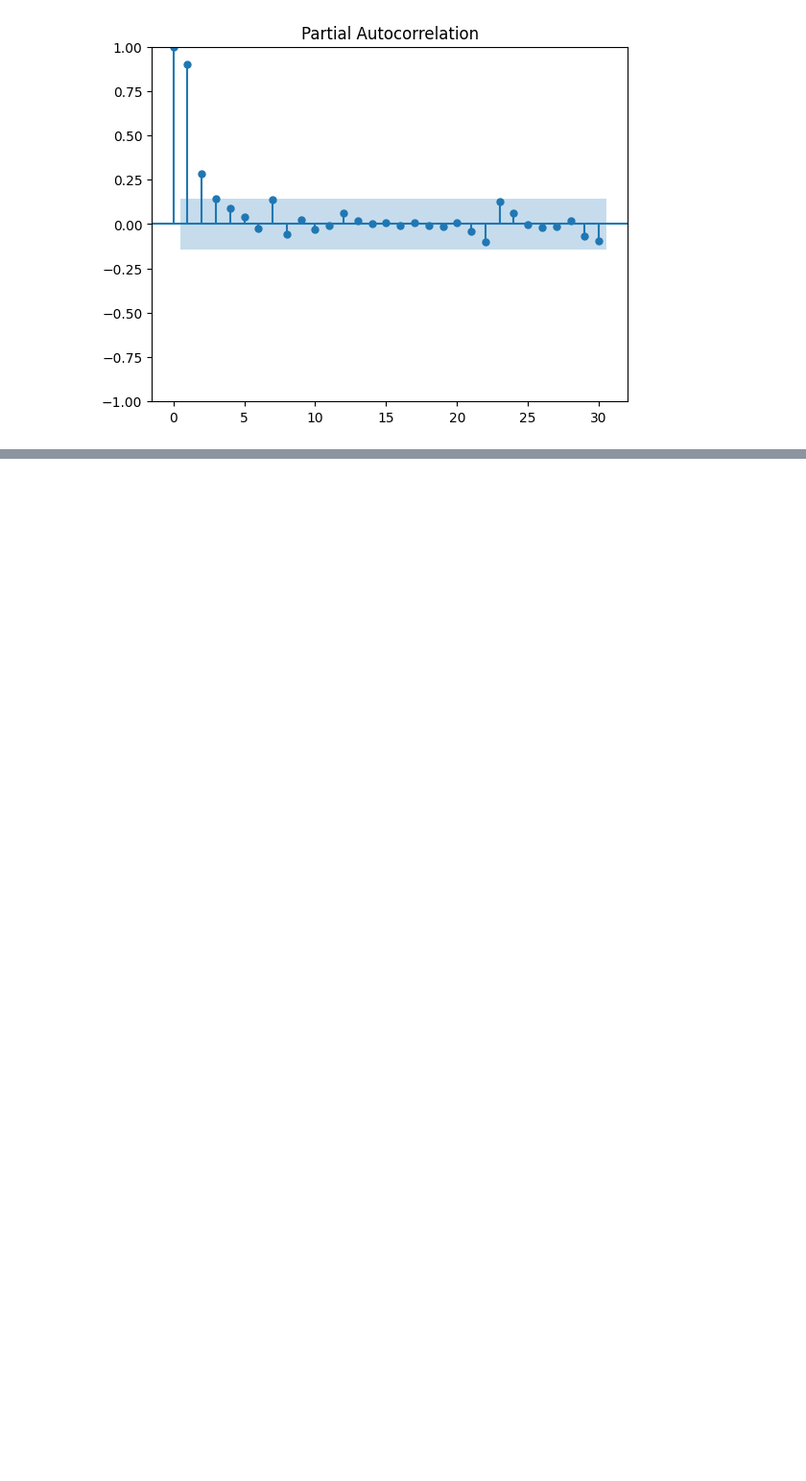
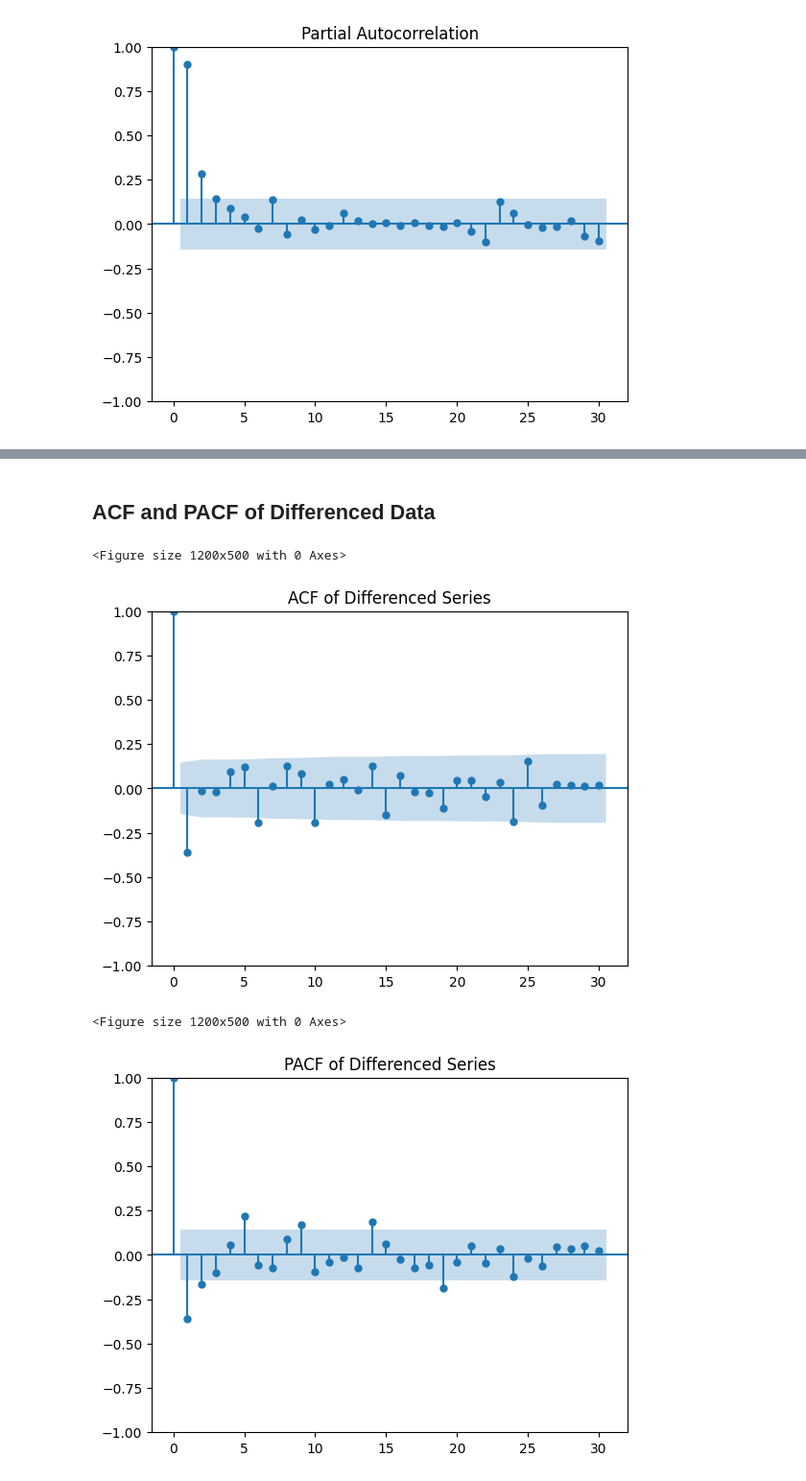
Before and after one commit to Agumekenneth/Time-series-, a Jupyter notebook: project/day-wise.ipynb, the cells around one changed output, grey strips where cells are left out. Shown at 96% size. Drawn from its saved outputs; the diff is of its cells as text; code cells hidden in the pictures; blank space fills up the shorter version.

```diff
--- a/project/day-wise.ipynb
+++ b/project/day-wise.ipynb
@@ -238,0 +259,17 @@ plt.show()
+# %% [markdown]
+## ACF and PACF of Differenced Data
+# %%
+plt.figure(figsize=(12,5))
+plot_acf(df['diff_log_cases'], lags=30)
+plt.title("ACF of Differenced Series")
+plt.show()
+
+plt.figure(figsize=(12,5))
+plot_pacf(df['diff_log_cases'], lags=30)
+plt.title("PACF of Differenced Series")
+plt.show()
+# %% [output]
+<Figure size 1200x500 with 0 Axes>
+[figure, added]
+<Figure size 1200x500 with 0 Axes>
+[figure, added]
```
Also changed, not shown: parts of 18 cells of this notebook.
